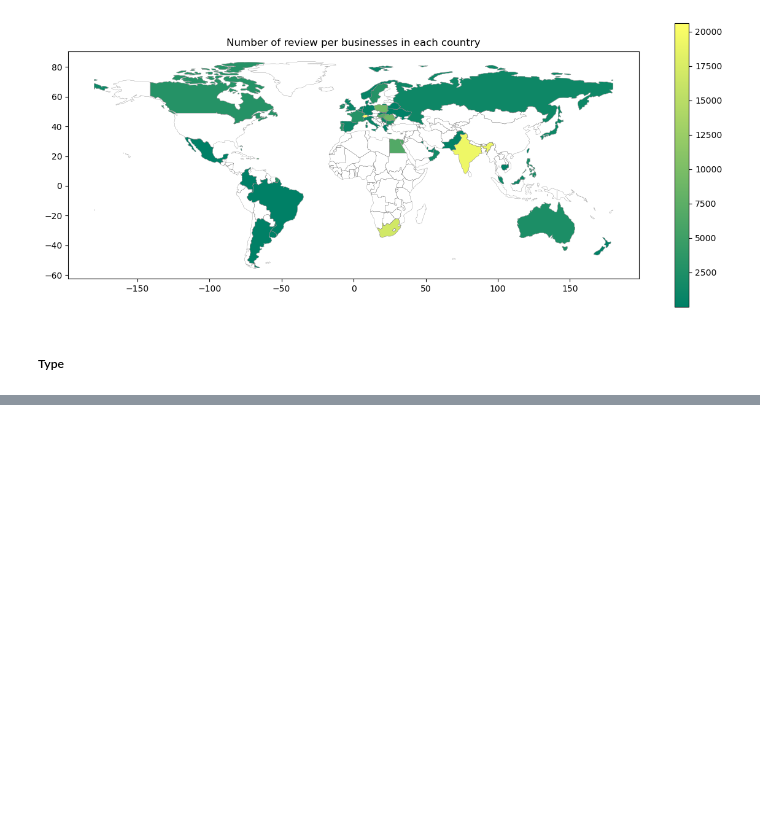
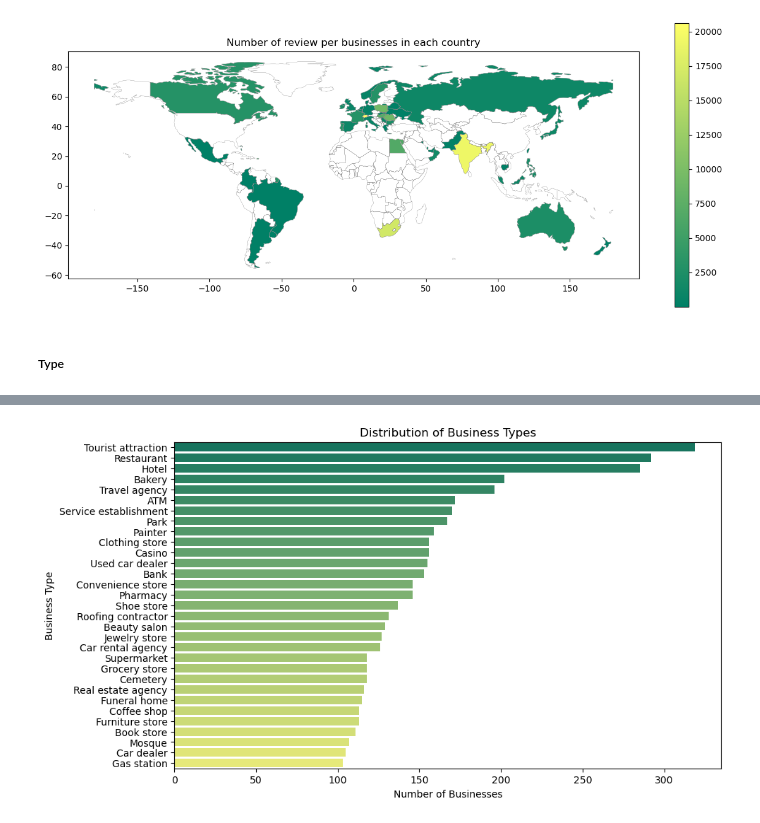
Before and after one commit to kwiatkowskaa/Location_Intelligence_Data_Clustering, a Jupyter notebook: EDA.ipynb, the cells around one changed output, grey strips where cells are left out. Saved outputs shown, nothing was run; the diff lists cells and outputs as text; code cells hidden in the pictures; blank space fills up the shorter version.

Commit message:
types barplot

```diff
--- a/EDA.ipynb
+++ b/EDA.ipynb
@@ -456,6 +452,7 @@ plt.show()
 # %% [markdown]
 ##### Type
 # %%
-X_train_types_count = X_train.groupby('types').size().reset_index(name='NumberOfBusinessOfEachType')
-print(X_train_types_count.to_string(index=False))
+X_train_expanded = X_train.copy()
+X_train_expanded = X_train_expanded['types'].str.split(', ', expand=True).stack().reset_index(level=1, drop=True).reset_index(name='type')
+X_train_expanded
 # %% [output]
@@ -478,0 +472,4 @@ print(X_train_types_count.to_string(index=False))
+# %%
+type_counts = X_train_expanded['type'].value_counts().reset_index()
+type_counts.columns = ['Type', 'Count']
+print(type_counts.to_string(index=False))
@@ -478,0 +494,12 @@ print(X_train_types_count.to_string(index=False))
+# %%
+type_counts = type_counts[type_counts['Count'] > 100]
+type_counts = type_counts.sort_values(by='Count', ascending=False)
+
+plt.figure(figsize=(10, 6))
+sns.barplot(x='Count', y='Type', data=type_counts, palette='summer')
+plt.title('Distribution of Business Types')
+plt.xlabel('Number of Businesses')
+plt.ylabel('Business Type')
+plt.show()
+# %% [output]
+[figure, added]
```
Also changed, not shown: parts of 15 cells of this notebook.
